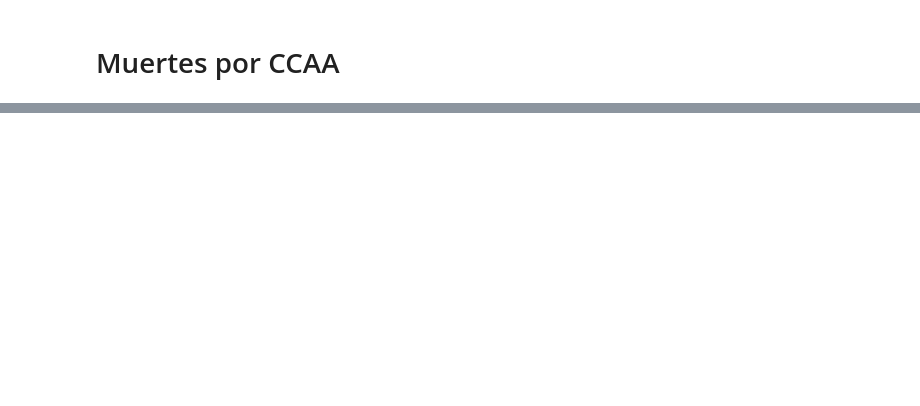
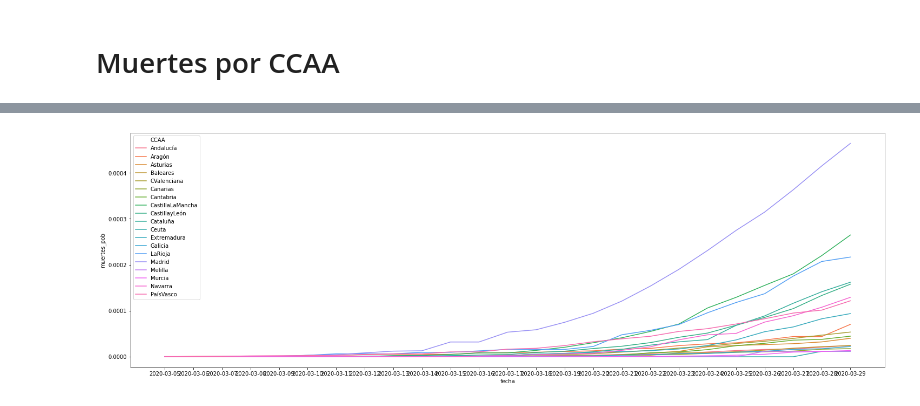
Before and after one commit to victorvicpal/COVID19_es, a Jupyter notebook: notebooks/Graphs.ipynb, the cells around one changed output, grey strips where cells are left out. Cells and saved outputs as stored; diff of their text form; code cells hidden in the pictures; blank space fills up the shorter version.

Commit message:
log curve mer

```diff
--- a/notebooks/Graphs.ipynb
+++ b/notebooks/Graphs.ipynb
@@ -44,0 +45,10 @@ sns.lineplot(x="fecha", y="muertes", hue='CCAA', data=data);
+# %%
+poblacion = pd.read_csv('../data/info_data/PoblaciónCCAA.csv')
+
+for CCAA in data.CCAA.unique():
+    data.loc[data.CCAA == CCAA,'muertes_pob'] = data.loc[data.CCAA == CCAA,'muertes'] / poblacion.loc[poblacion.CCAA == CCAA,'Población'].values[0]
+# %%
+plt.figure(figsize=(25,8))
+sns.lineplot(x="fecha", y="muertes_pob", hue='CCAA', data=data);
+# %% [output]
+[figure, added]
```
Also changed, not shown: parts of 5 cells of this notebook, 4 other files.
